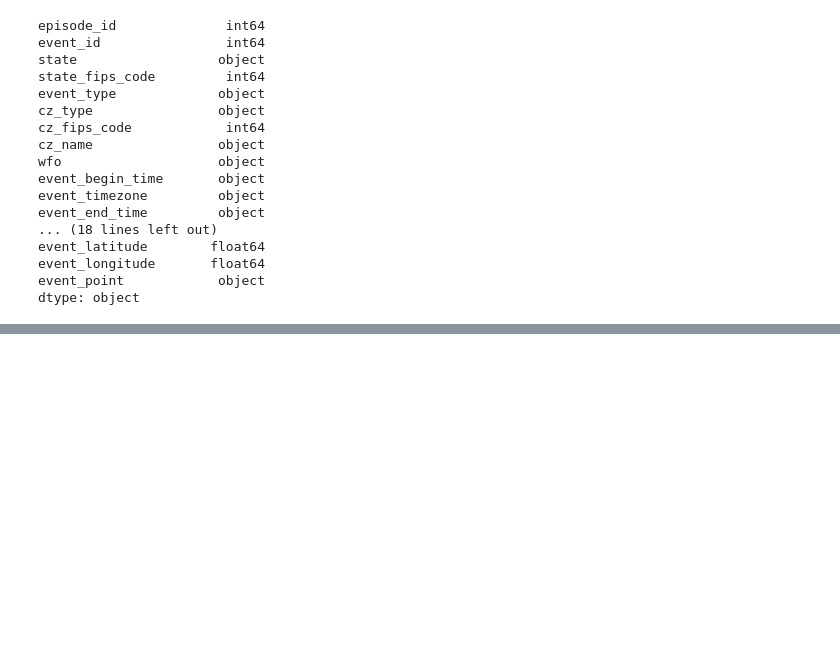
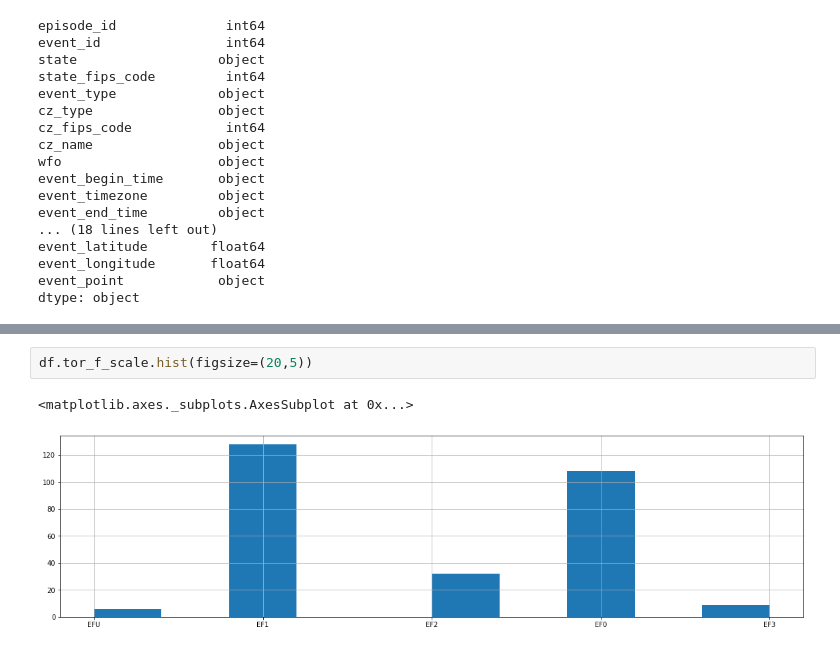
Before and after one commit to siliang625/projectX, a Jupyter notebook: dataset2_eda.ipynb, the cells around one changed output, grey strips where cells are left out. Drawn from its saved outputs; the diff is of its cells as text; blank space fills up the shorter version.

```diff
--- a/dataset2_eda.ipynb
+++ b/dataset2_eda.ipynb
@@ -75,0 +98,5 @@ dtype: object
+# %%
+df.tor_f_scale.hist(figsize=(20,5))
+# %% [output]
+<matplotlib.axes._subplots.AxesSubplot at 0x...>
+[figure, added]
```
Also changed, not shown: parts of 3 cells of this notebook.
